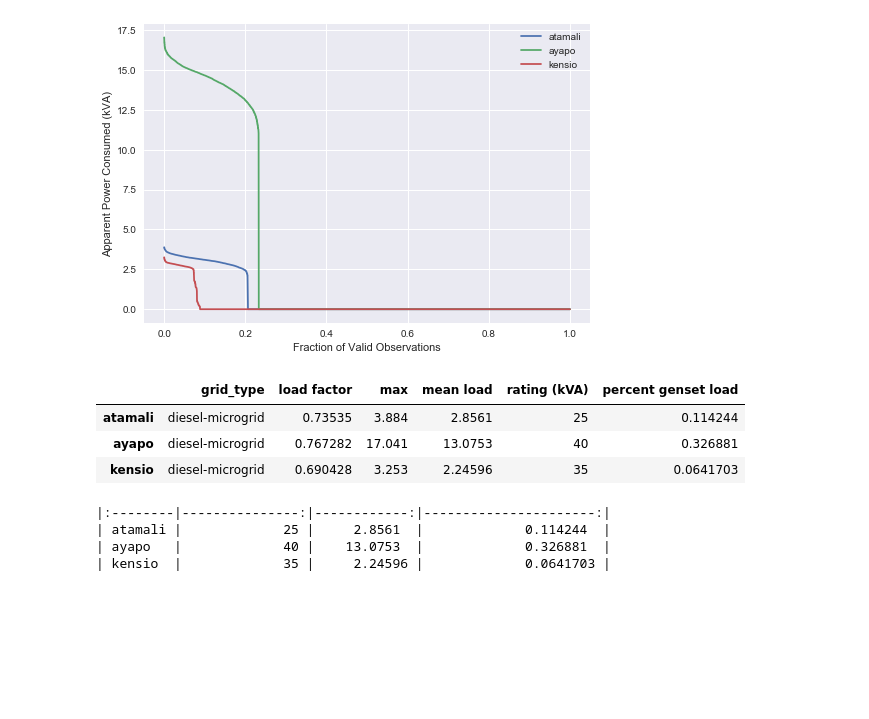
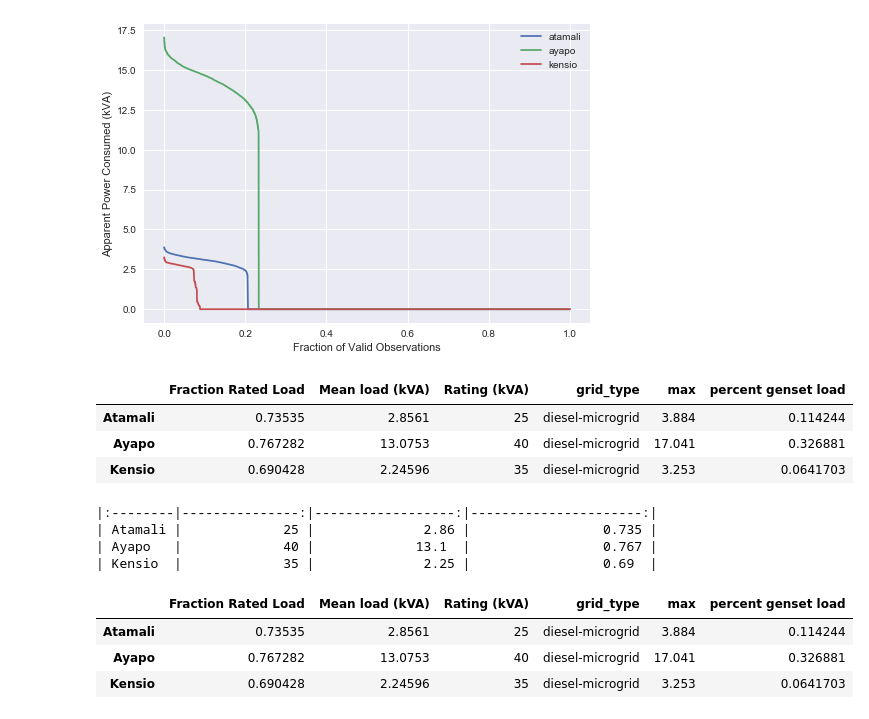
Before and after one commit to dsoto/WP19, a Jupyter notebook: analysis/SI-power-analysis.ipynb, the cells around one changed output. Saved outputs shown, nothing was run; the diff lists cells and outputs as text; code cells hidden in the pictures; blank space fills up the shorter version.

Commit message:
makes modifications to tables and table output

```diff
--- a/analysis/SI-power-analysis.ipynb
+++ b/analysis/SI-power-analysis.ipynb
@@ -176,33 +176,44 @@ plt.savefig('../plots/load_duration_curve.png')
 # %%
 tmp_dict = {}
 for rfd in wpa.raw_file_data[2:]:
-    vname = rfd['village_name']
+    vname = rfd['village_name'].title()
     energy_data = wpa.load_timeseries_file(vname + '-clean.csv')
     kVA = energy_data['kVA sliding window Demand']
     try:
         rating = rfd['genset_rating_kVA']
     except:
         rating = np.nan
-    tmp_dict[vname] = {'mean load' : kVA.mean(),
+    tmp_dict[vname] = {'Mean load (kVA)' : kVA.mean(),
                        'max' : kVA.max(),
-                       'load factor': kVA.mean()/kVA.max(),
-                       'rating (kVA)':rating,
+                       'Fraction Rated Load': kVA.mean()/kVA.max(),
+                       'Rating (kVA)':rating,
                        'grid_type': rfd['grid_type']}
 
 power_stats = pd.DataFrame(tmp_dict).T
-power_stats['percent genset load'] = power_stats['mean load'] / power_stats['rating (kVA)']
+power_stats['percent genset load'] = power_stats['Mean load (kVA)'] / power_stats['Rating (kVA)']
 power_stats
 # %% [output]
-|  | grid_type | load factor | max | mean load | rating (kVA) | percent genset load |
-| atamali | diesel-microgrid | 0.73535 | 3.884 | 2.8561 | 25 | 0.114244 |
-| ayapo | diesel-microgrid | 0.767282 | 17.041 | 13.0753 | 40 | 0.326881 |
-| kensio | diesel-microgrid | 0.690428 | 3.253 | 2.24596 | 35 | 0.0641703 |
+|  | Fraction Rated Load | Mean load (kVA) | Rating (kVA) | grid_type | max | percent genset load |
+| Atamali | 0.73535 | 2.8561 | 25 | diesel-microgrid | 3.884 | 0.114244 |
+| Ayapo | 0.767282 | 13.0753 | 40 | diesel-microgrid | 17.041 | 0.326881 |
+| Kensio | 0.690428 | 2.24596 | 35 | diesel-microgrid | 3.253 | 0.0641703 |
 # %%
 import tabulate
-output_table = power_stats[[ 'rating (kVA)', 'mean load', 'percent genset load']]
-print(tabulate.tabulate(output_table, tablefmt='pipe', headers=output_table.columns))
+output_table = power_stats[['Rating (kVA)', 'Mean load (kVA)', 'Fraction Rated Load']]
+
+table_string = tabulate.tabulate(output_table, tablefmt='pipe', floatfmt='.3g', headers=output_table.columns)
+
+with open('../tables/genset_utilization.md', 'w') as f:
+    f.write(table_string)
+
+print(table_string)
+power_stats
 # %% [output]
-|:--------|---------------:|------------:|----------------------:|
-| atamali |             25 |     2.8561  |             0.114244  |
-| ayapo   |             40 |    13.0753  |             0.326881  |
-| kensio  |             35 |     2.24596 |             0.0641703 |
+|:--------|---------------:|------------------:|----------------------:|
+| Atamali |             25 |              2.86 |                 0.735 |
+| Ayapo   |             40 |             13.1  |                 0.767 |
+| Kensio  |             35 |              2.25 |                 0.69  |
+|  | Fraction Rated Load | Mean load (kVA) | Rating (kVA) | grid_type | max | percent genset load |
+| Atamali | 0.73535 | 2.8561 | 25 | diesel-microgrid | 3.884 | 0.114244 |
+| Ayapo | 0.767282 | 13.0753 | 40 | diesel-microgrid | 17.041 | 0.326881 |
+| Kensio | 0.690428 | 2.24596 | 35 | diesel-microgrid | 3.253 | 0.0641703 |
```
Also changed, not shown: parts of 1 cell of this notebook, 8 other files.
